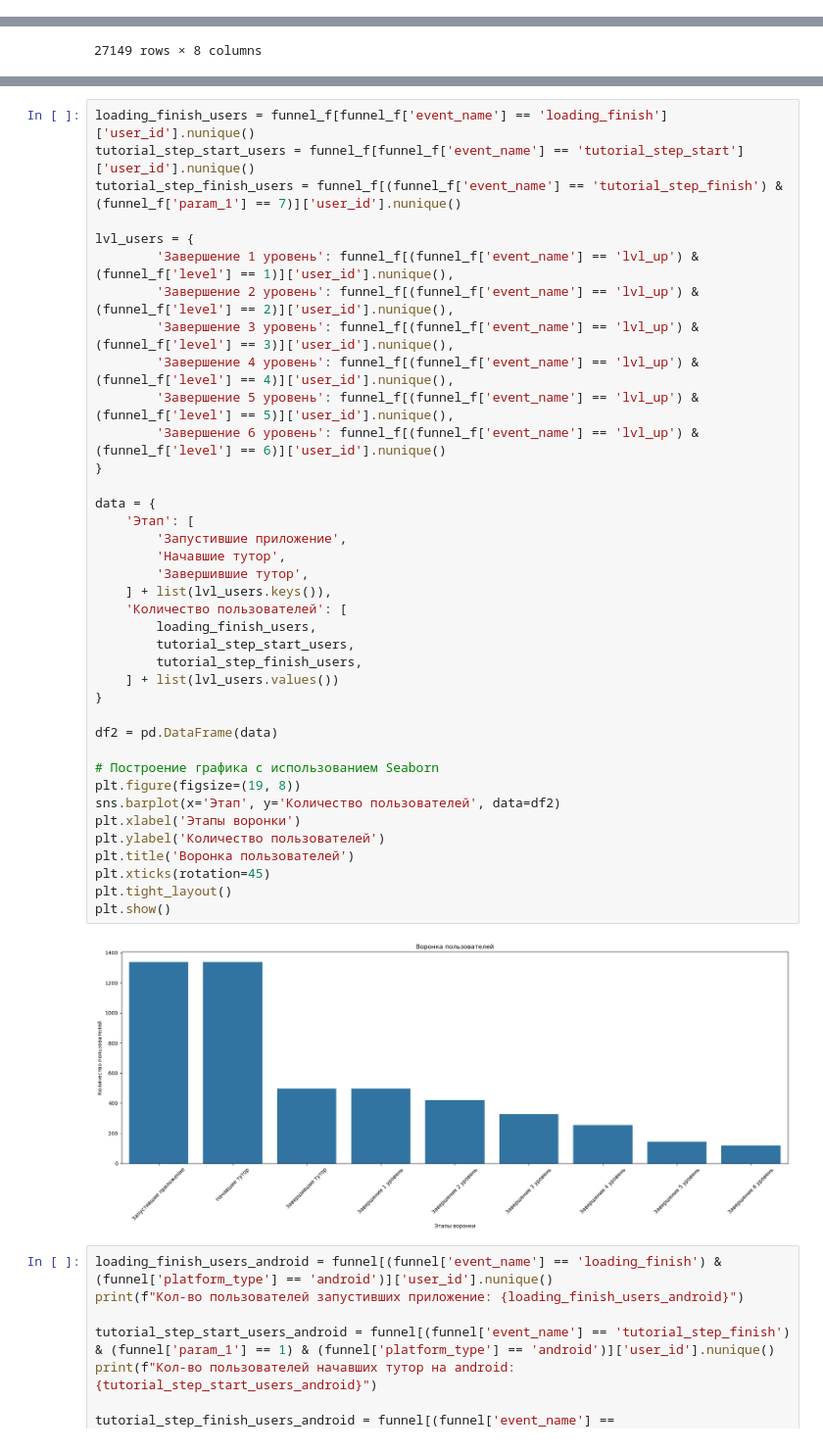
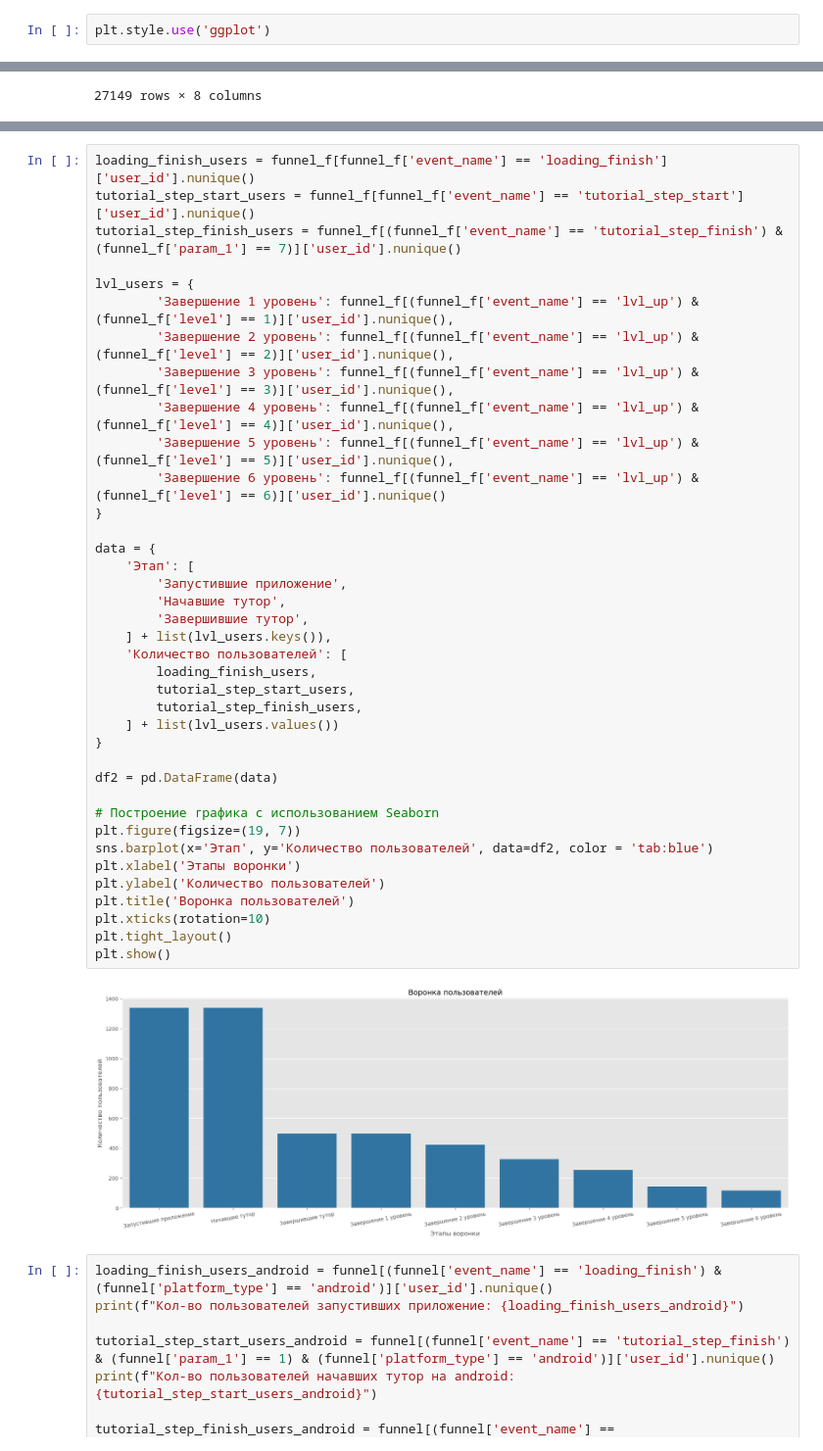
Before and after one commit to 7odzord/TMS-Diplom, a Jupyter notebook: diplom_Drozdov.ipynb, the cells around one changed output, grey strips where cells are left out. Shown at 98% size. Saved outputs shown, nothing was run; the diff lists cells and outputs as text.

```diff
--- a/diplom_Drozdov.ipynb
+++ b/diplom_Drozdov.ipynb
@@ -281,2 +285,4 @@ user_by_platform
+# %%
+plt.style.use('ggplot')
 # %%
 plt.figure(figsize=(7, 4))
@@ -1009,37 +1138,37 @@ lvl_users = {
         'Завершение 1 уровень': funnel_f[(funnel_f['event_name'] == 'lvl_up') & (funnel_f['level'] == 1)]['user_id'].nunique(),
         'Завершение 2 уровень': funnel_f[(funnel_f['event_name'] == 'lvl_up') & (funnel_f['level'] == 2)]['user_id'].nunique(),
         'Завершение 3 уровень': funnel_f[(funnel_f['event_name'] == 'lvl_up') & (funnel_f['level'] == 3)]['user_id'].nunique(),
         'Завершение 4 уровень': funnel_f[(funnel_f['event_name'] == 'lvl_up') & (funnel_f['level'] == 4)]['user_id'].nunique(),
         'Завершение 5 уровень': funnel_f[(funnel_f['event_name'] == 'lvl_up') & (funnel_f['level'] == 5)]['user_id'].nunique(),
         'Завершение 6 уровень': funnel_f[(funnel_f['event_name'] == 'lvl_up') & (funnel_f['level'] == 6)]['user_id'].nunique()
 }
 
 data = {
     'Этап': [
         'Запустившие приложение',
         'Начавшие тутор',
         'Завершившие тутор',
     ] + list(lvl_users.keys()),
     'Количество пользователей': [
         loading_finish_users,
         tutorial_step_start_users,
         tutorial_step_finish_users,
     ] + list(lvl_users.values())
 }
 
 df2 = pd.DataFrame(data)
 
 # Построение графика с использованием Seaborn
-plt.figure(figsize=(19, 8))
-sns.barplot(x='Этап', y='Количество пользователей', data=df2)
+plt.figure(figsize=(19, 7))
+sns.barplot(x='Этап', y='Количество пользователей', data=df2, color = 'tab:blue')
 plt.xlabel('Этапы воронки')
 plt.ylabel('Количество пользователей')
 plt.title('Воронка пользователей')
-plt.xticks(rotation=45)
+plt.xticks(rotation=10)
 plt.tight_layout()
 plt.show()
 # %% [output]
-[figure, old version]
+[figure, new version]
 # %%
 loading_finish_users_android = funnel[(funnel['event_name'] == 'loading_finish') & (funnel['platform_type'] == 'android')]['user_id'].nunique()
 print(f"Кол-во пользователей запустивших приложение: {loading_finish_users_android}")
```
Also changed, not shown: parts of 44 cells of this notebook.
